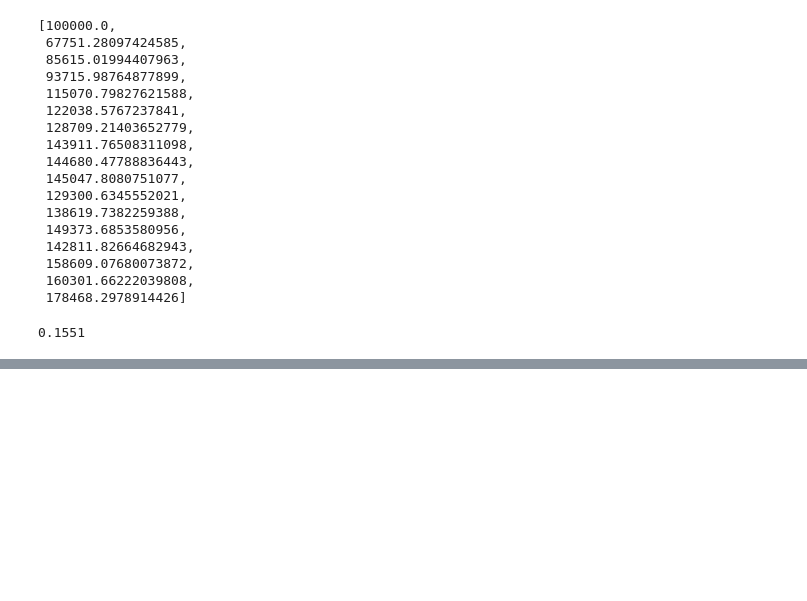
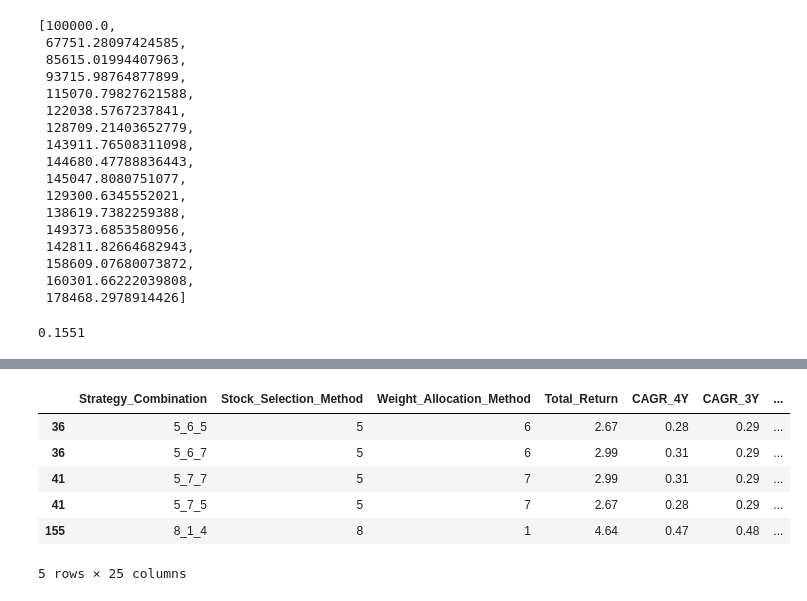
Before and after one commit to oomrawat/Portfolio-Project-FSP, a Jupyter notebook: notebooks/backtesting_results_visualisation.ipynb, the cells around one changed output, grey strips where cells are left out. Cells and saved outputs as stored; diff of their text form; code cells hidden in the pictures; blank space fills up the shorter version.

```diff
--- a/notebooks/backtesting_results_visualisation.ipynb
+++ b/notebooks/backtesting_results_visualisation.ipynb
@@ -1046,0 +1146,10 @@ annualized_return
+# %%
+df_backup.sort_values(by='Diff_Variance').head()
+# %% [output]
+|  | Strategy_Combination | Stock_Selection_Method | Weight_Allocation_Method | Total_Return | CAGR_4Y | CAGR_3Y | ... |
+| 36 | 5_6_5 | 5 | 6 | 2.67 | 0.28 | 0.29 | ... |
+| 36 | 5_6_7 | 5 | 6 | 2.99 | 0.31 | 0.29 | ... |
+| 41 | 5_7_7 | 5 | 7 | 2.99 | 0.31 | 0.29 | ... |
+| 41 | 5_7_5 | 5 | 7 | 2.67 | 0.28 | 0.29 | ... |
+| 155 | 8_1_4 | 8 | 1 | 4.64 | 0.47 | 0.48 | ... |
+5 rows × 25 columns
```
Also changed, not shown: parts of 23 cells of this notebook, 49 other files.
